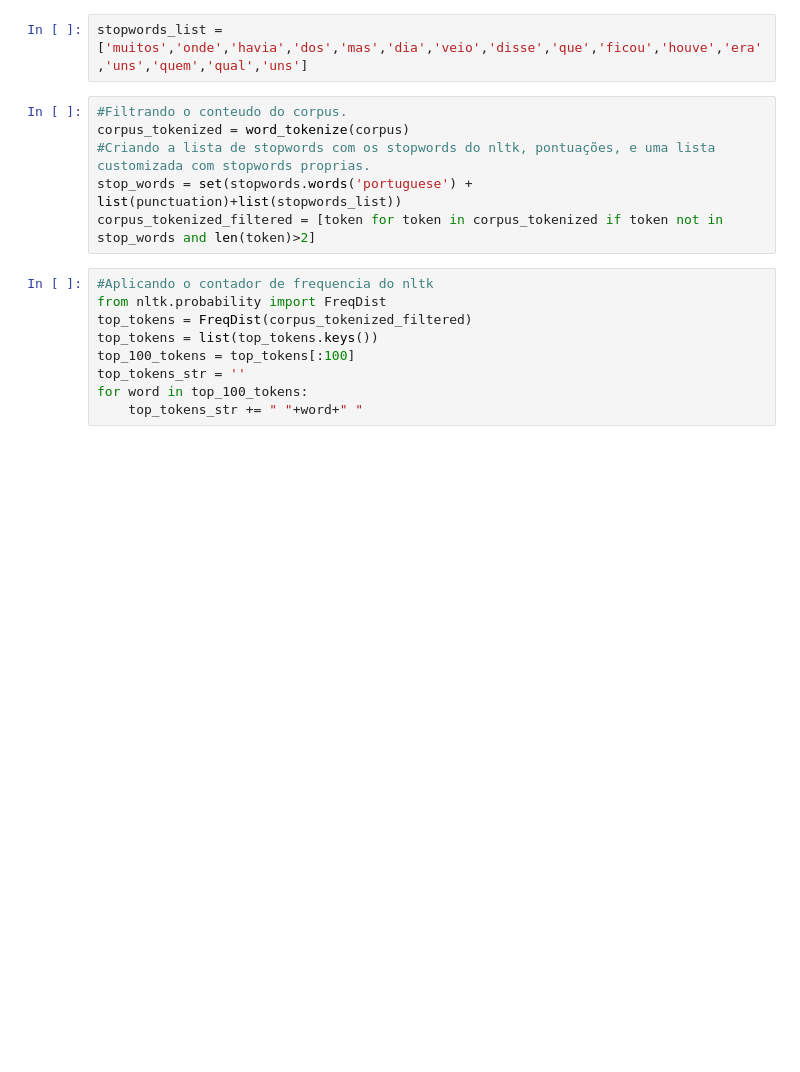
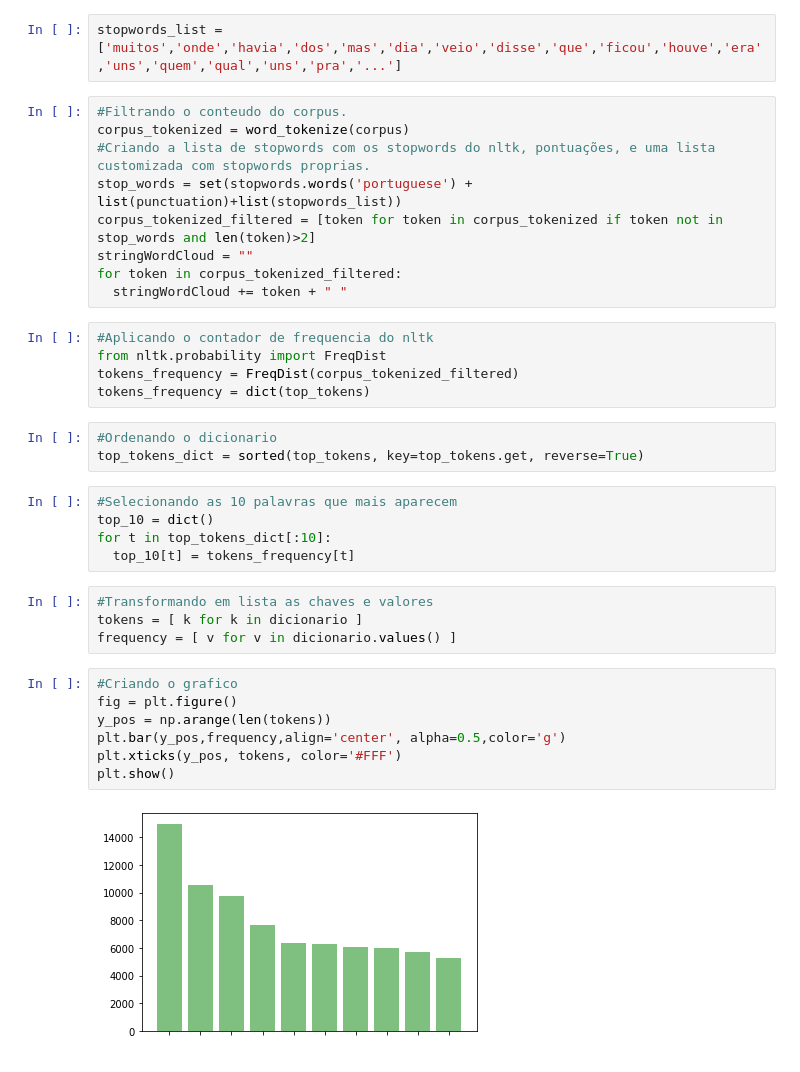
Before and after one commit to NathanLCR/natural-language-letras, a Jupyter notebook: WordCloudCreation.ipynb, the cells around one changed output. Saved outputs shown, nothing was run; the diff lists cells and outputs as text; blank space fills up the shorter version.

```diff
--- a/WordCloudCreation.ipynb
+++ b/WordCloudCreation.ipynb
@@ -16,22 +22,42 @@ with open('Corpus.csv', 'r') as csvfile:
         for line in row:
             corpus += line.replace('"',' ').replace("'"," ").lower() + " "
 # %%
-stopwords_list = ['muitos','onde','havia','dos','mas','dia','veio','disse','que','ficou','houve','era','uns','quem','qual','uns']
+stopwords_list = ['muitos','onde','havia','dos','mas','dia','veio','disse','que','ficou','houve','era','uns','quem','qual','uns','pra','...']
 # %%
 #Filtrando o conteudo do corpus.
 corpus_tokenized = word_tokenize(corpus)
 #Criando a lista de stopwords com os stopwords do nltk, pontuações, e uma lista customizada com stopwords proprias.
 stop_words = set(stopwords.words('portuguese') + list(punctuation)+list(stopwords_list))
 corpus_tokenized_filtered = [token for token in corpus_tokenized if token not in stop_words and len(token)>2]
+stringWordCloud = ""
+for token in corpus_tokenized_filtered:
+  stringWordCloud += token + " "
 # %%
 #Aplicando o contador de frequencia do nltk
 from nltk.probability import FreqDist
-top_tokens = FreqDist(corpus_tokenized_filtered)
-top_tokens = list(top_tokens.keys())
-top_100_tokens = top_tokens[:100]
-top_tokens_str = ''
-for word in top_100_tokens:
-    top_tokens_str += " "+word+" "
+tokens_frequency = FreqDist(corpus_tokenized_filtered)
+tokens_frequency = dict(top_tokens)
+# %%
+#Ordenando o dicionario
+top_tokens_dict = sorted(top_tokens, key=top_tokens.get, reverse=True)
+# %%
+#Selecionando as 10 palavras que mais aparecem
+top_10 = dict()
+for t in top_tokens_dict[:10]:
+  top_10[t] = tokens_frequency[t]
+# %%
+#Transformando em lista as chaves e valores
+tokens = [ k for k in dicionario ]
+frequency = [ v for v in dicionario.values() ]
+# %%
+#Criando o grafico
+fig = plt.figure()
+y_pos = np.arange(len(tokens))
+plt.bar(y_pos,frequency,align='center', alpha=0.5,color='g')
+plt.xticks(y_pos, tokens, color='#FFF')
+plt.show()
+# %% [output]
+[figure, added]
 # %%
 guitar_mask = np.array(Image.open("semfundo.png"))
 
```
Also changed, not shown: parts of 3 cells of this notebook.
